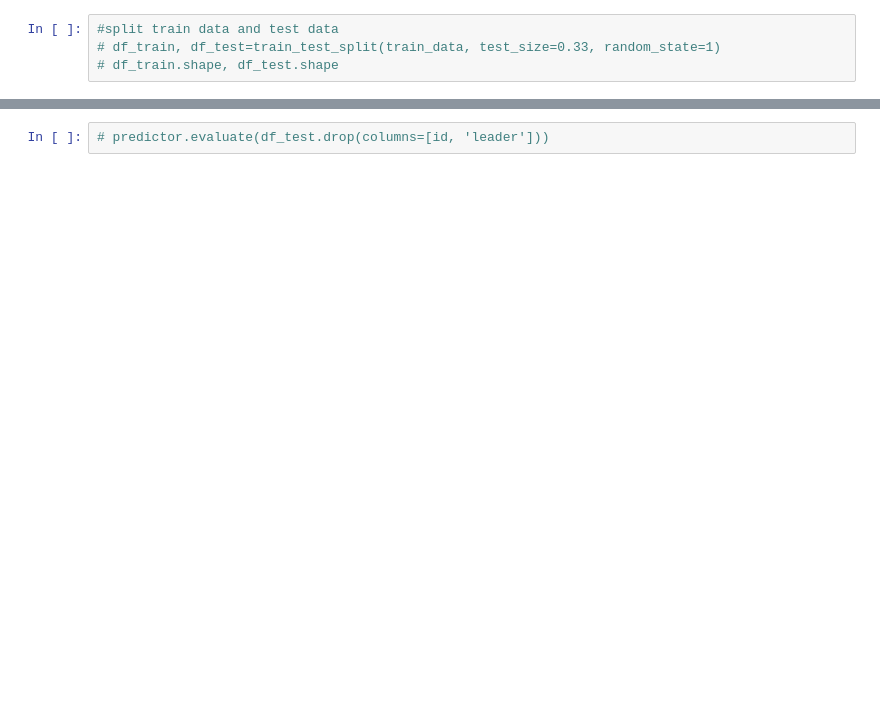
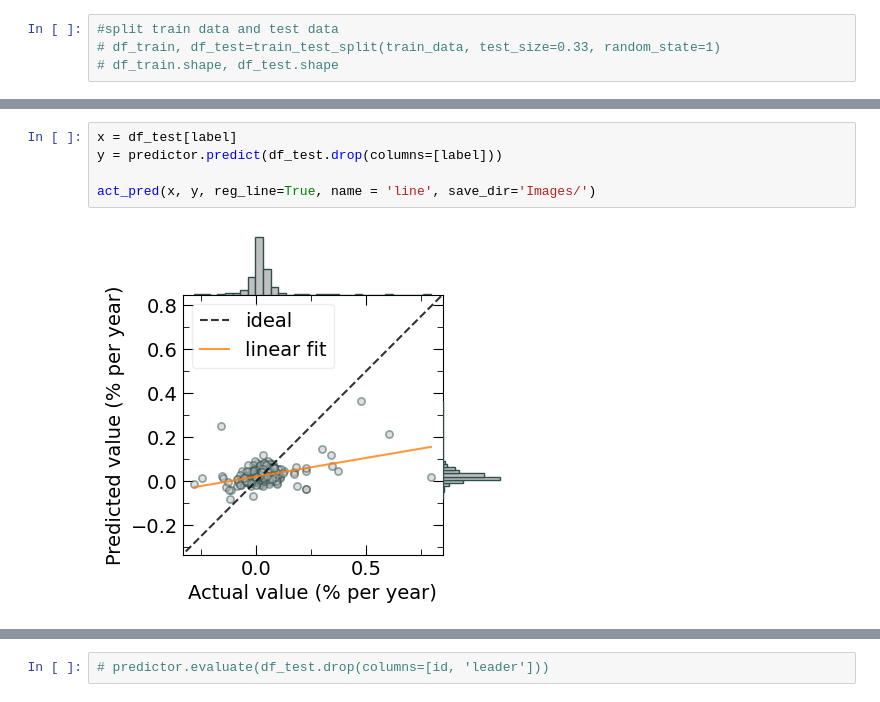
Before and after one commit to ShuaiZhao1/Analysing-Political-Executives-With-AI-data-processing, a Jupyter notebook: Notebooks/3-modeling.ipynb, the cells around one changed output, grey strips where cells are left out. Cells and saved outputs as stored; diff of their text form; blank space fills up the shorter version.

```diff
--- a/Notebooks/3-modeling.ipynb
+++ b/Notebooks/3-modeling.ipynb
@@ -136,3 +135,10 @@ act_pred(x, y, reg_line=True, name = 'ave', save_dir='Images/')
+# %%
+x = df_test[label]
+y = predictor.predict(df_test.drop(columns=[label]))
+
+act_pred(x, y, reg_line=True, name = 'line', save_dir='Images/')
+# %% [output]
+[figure, added]
 # %%
 predictor.leaderboard(df_train.drop(columns=[id, 'leader']), silent=True)
 # %% [output]
```
Also changed, not shown: parts of 6 cells of this notebook, 8 other files.
